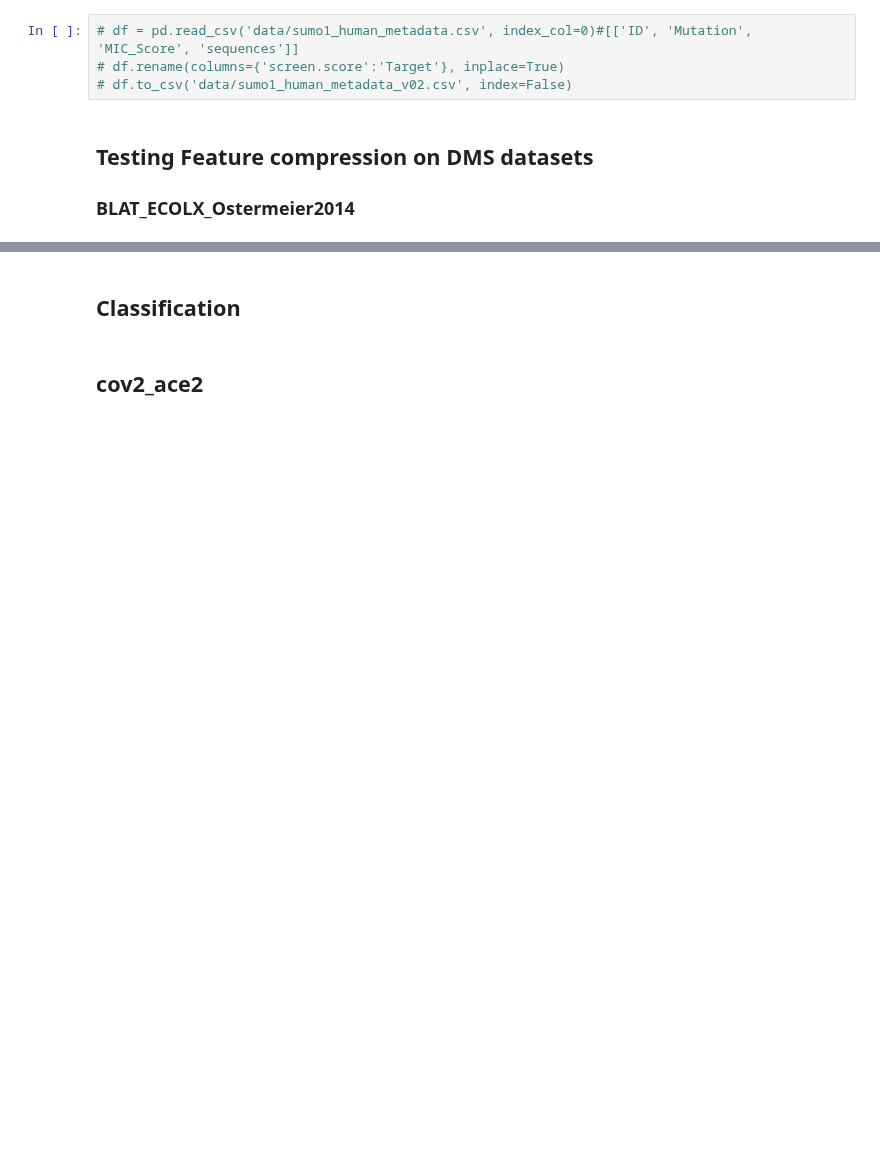
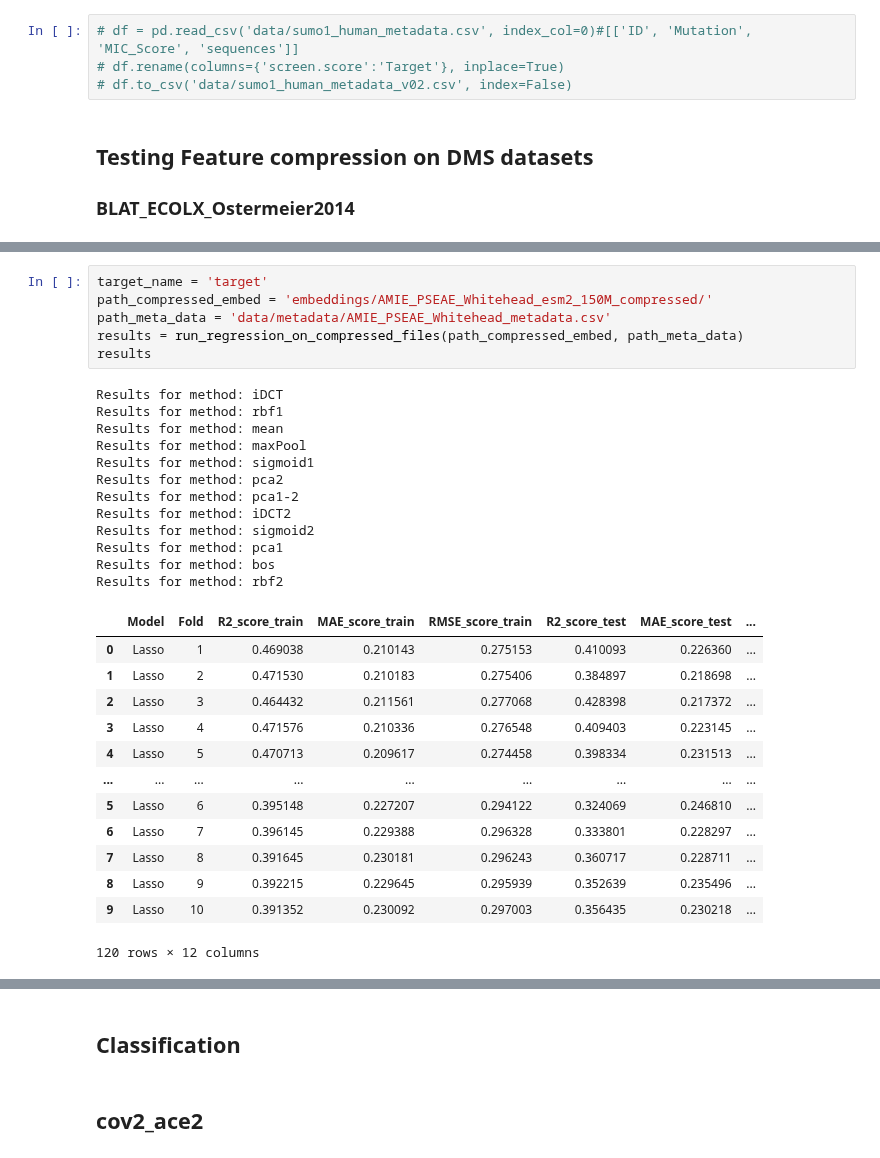
Before and after one commit to ziul-bio/SWAT, a Jupyter notebook: feature_compression.ipynb, the cells around one changed output, grey strips where cells are left out. Cells and saved outputs as stored; diff of their text form; blank space fills up the shorter version.

```diff
--- a/feature_compression.ipynb
+++ b/feature_compression.ipynb
@@ -377,3 +408,35 @@ Results for method: pca1
+# %%
+target_name = 'target'
+path_compressed_embed = 'embeddings/AMIE_PSEAE_Whitehead_esm2_150M_compressed/'
+path_meta_data = 'data/metadata/AMIE_PSEAE_Whitehead_metadata.csv'
+results = run_regression_on_compressed_files(path_compressed_embed, path_meta_data)
+results
+# %% [output]
+Results for method: iDCT
+Results for method: rbf1
+Results for method: mean
+Results for method: maxPool
+Results for method: sigmoid1
+Results for method: pca2
+Results for method: pca1-2
+Results for method: iDCT2
+Results for method: sigmoid2
+Results for method: pca1
+Results for method: bos
+Results for method: rbf2
+|  | Model | Fold | R2_score_train | MAE_score_train | RMSE_score_train | R2_score_test | MAE_score_test | ... |
+| 0 | Lasso | 1 | 0.469038 | 0.210143 | 0.275153 | 0.410093 | 0.226360 | ... |
+| 1 | Lasso | 2 | 0.471530 | 0.210183 | 0.275406 | 0.384897 | 0.218698 | ... |
+| 2 | Lasso | 3 | 0.464432 | 0.211561 | 0.277068 | 0.428398 | 0.217372 | ... |
+| 3 | Lasso | 4 | 0.471576 | 0.210336 | 0.276548 | 0.409403 | 0.223145 | ... |
+| 4 | Lasso | 5 | 0.470713 | 0.209617 | 0.274458 | 0.398334 | 0.231513 | ... |
+| ... | ... | ... | ... | ... | ... | ... | ... | ... |
+| 5 | Lasso | 6 | 0.395148 | 0.227207 | 0.294122 | 0.324069 | 0.246810 | ... |
+| 6 | Lasso | 7 | 0.396145 | 0.229388 | 0.296328 | 0.333801 | 0.228297 | ... |
+| 7 | Lasso | 8 | 0.391645 | 0.230181 | 0.296243 | 0.360717 | 0.228711 | ... |
+| 8 | Lasso | 9 | 0.392215 | 0.229645 | 0.295939 | 0.352639 | 0.235496 | ... |
+| 9 | Lasso | 10 | 0.391352 | 0.230092 | 0.297003 | 0.356435 | 0.230218 | ... |
+120 rows × 12 columns
 # %%
 results.sort_values('Compression_methd', inplace=True)
 
```
Also changed, not shown: parts of 6 cells of this notebook, 5 other files.
